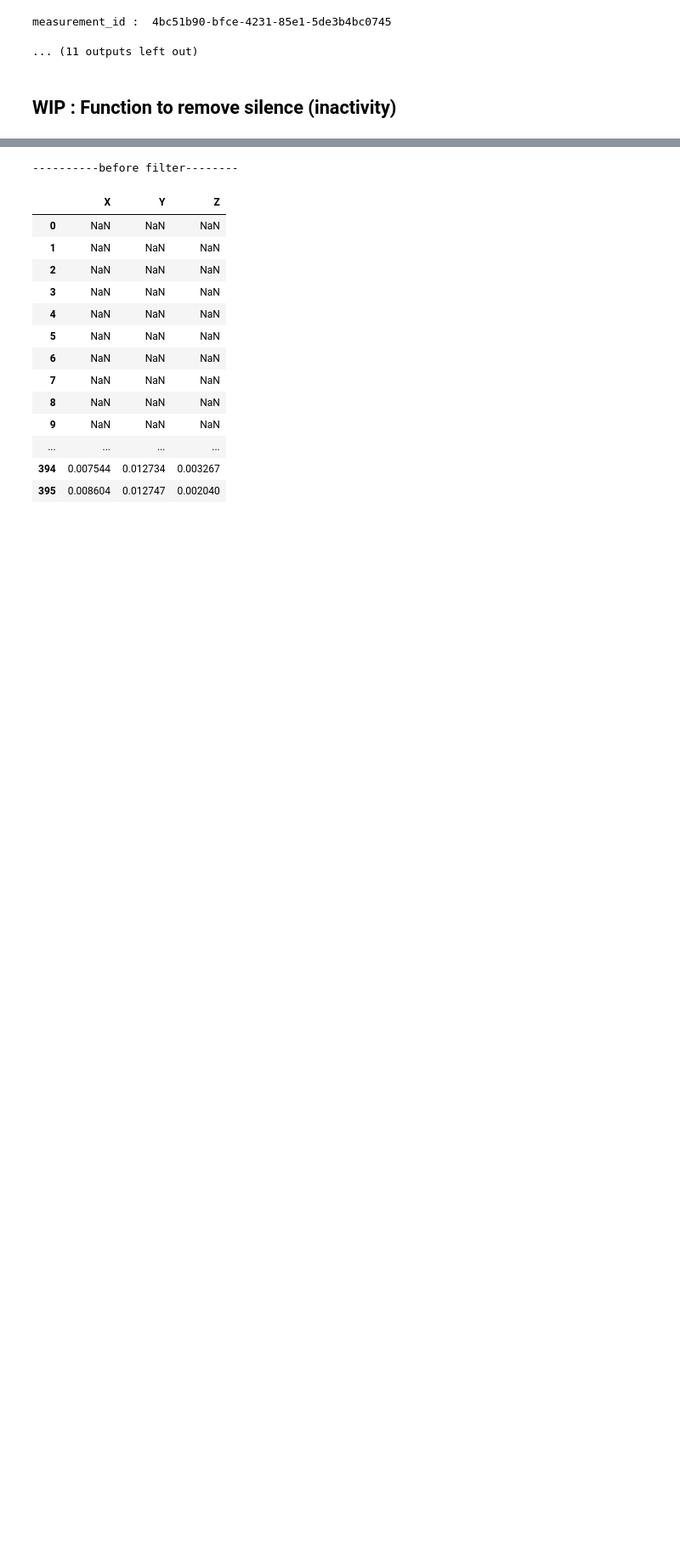
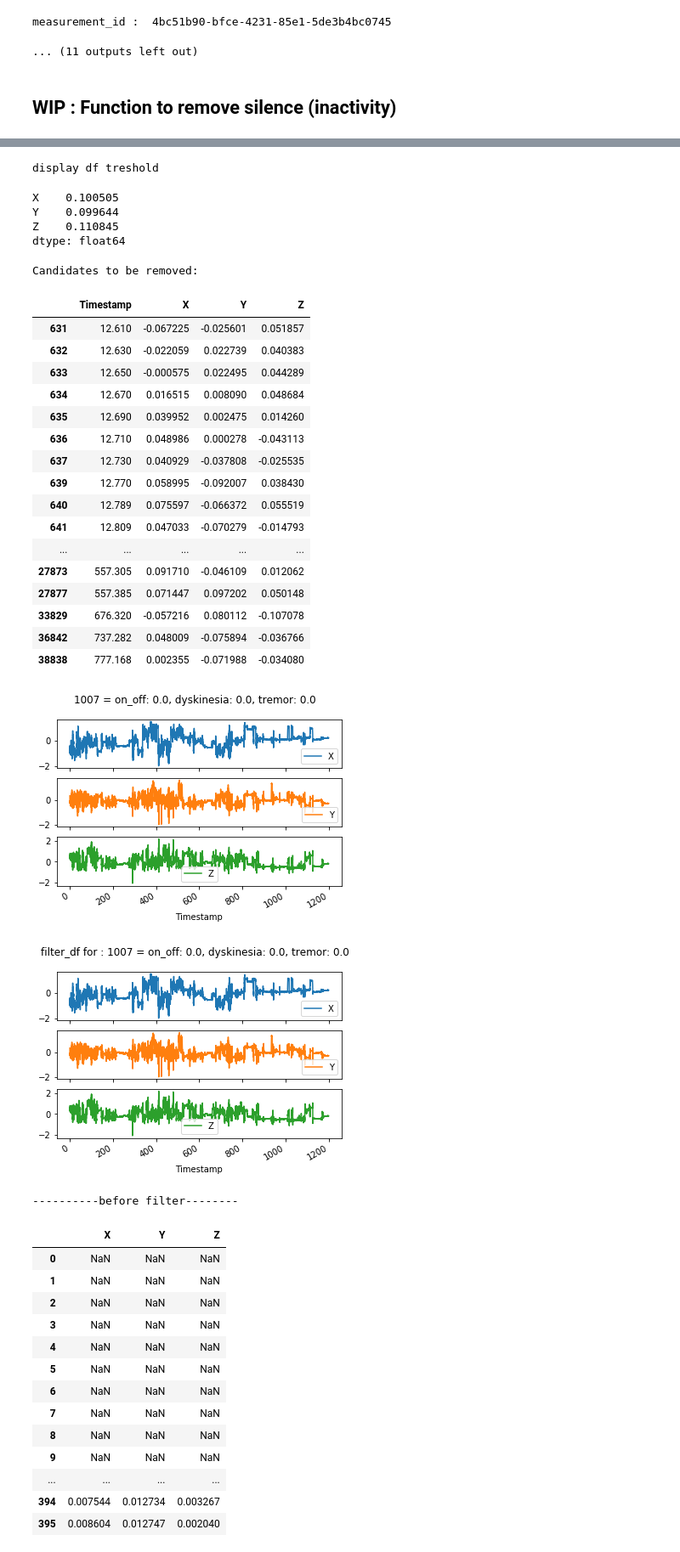
Before and after one commit to Mymoza/BeatPD-CLSP-JHU, a Jupyter notebook: analyze_data.ipynb, the cells around one changed output, grey strips where cells are left out. Shown at 85% size. Cells and saved outputs as stored; diff of their text form; code cells hidden in the pictures; blank space fills up the shorter version.

Commit message:
breakthrough for removing offset and then inactivity

```diff
--- a/analyze_data.ipynb
+++ b/analyze_data.ipynb
@@ -52,6 +54,14 @@ def define_data_type(data_type):
     # Display labels
     df_train_label=pd.read_csv(path_train_labels)
     return path_train_data, df_train_label
+# %%
+def get_plot_title(idx, df_train_label):
+    # Following val_* variables are only used to format a cute title for the charts
+    val_subject_id = df_train_label.loc[[idx]]['subject_id'].values[0]
+    val_on_off = df_train_label.loc[[idx]]['on_off'].values[0]
+    val_dyskinesia = df_train_label.loc[[idx]]['dyskinesia'].values[0]
+    val_tremor = df_train_label.loc[[idx]]['tremor'].values[0]
+    return "{0} = on_off: {1}, dyskinesia: {2}, tremor: {3}".format(val_subject_id, val_on_off, val_dyskinesia, val_tremor)
 # %%
 def plot_accelerometer(data_type, path_accelerometer_plots, path_silence=None):
     # Iterating through all the indexes contained in df_train_label
@@ -322,0 +381,25 @@ def remove_silence(df_train_label, data_real_subtype=''):
+# %%
+data_type='cis'
+
+# TODO: explain
+path_train_data, df_train_label = define_data_type(data_type=data_type)
+
+list_measurement_id=['5cf68c8e-0b7a-4b73-ad4f-015c7a20fb5a']
+
+list_measurement_id=['2e3a4c9c-ff01-4a28-bfcf-ce9b7633a39d']
+#list_measurement_id=['2d852742-10a9-4c56-9f38-779f2cd66879']
+# list_measurement_id=['5cf68c8e-0b7a-4b73-ad4f-015c7a20fb5a',
+#                      'cc7b822c-e310-46f0-a8ea-98c95fdb67a1',
+#                      '5163afe8-a6b0-4ea4-b2ba-9b4501dd5912',
+#                     'db2e053a-0fb8-4206-891a-6f079fb14e3a',
+#                     '2d852742-10a9-4c56-9f38-779f2cd66879',
+#                     '2e3a4c9c-ff01-4a28-bfcf-ce9b7633a39d', # no silence should be removed
+#                     '3cf49c01-0499-4bad-9167-67691711204a']
+
+df_train_label = interesting_patients(df_train_label=df_train_label, list_measurement_id=list_measurement_id)
+
+remove_silence_offset(df_train_label)
+#path_no_silence_data = remove_silence_max(df_train_label)
+
+#plot_accelerometer(data_type=data_type, path_accelerometer_plots=path_save_accelerometer_plots, path_silence=path_no_silence_data)
+# %% [output]
@@ -323,3 +430,28 @@ def remove_silence(df_train_label, data_real_subtype=''):
+display df treshold
+X    0.100505
+Y    0.099644
+Z    0.110845
+dtype: float64
+Candidates to be removed:
+|  | Timestamp | X | Y | Z |
+| 631 | 12.610 | -0.067225 | -0.025601 | 0.051857 |
+| 632 | 12.630 | -0.022059 | 0.022739 | 0.040383 |
+| 633 | 12.650 | -0.000575 | 0.022495 | 0.044289 |
+| 634 | 12.670 | 0.016515 | 0.008090 | 0.048684 |
+| 635 | 12.690 | 0.039952 | 0.002475 | 0.014260 |
+| 636 | 12.710 | 0.048986 | 0.000278 | -0.043113 |
+| 637 | 12.730 | 0.040929 | -0.037808 | -0.025535 |
+| 639 | 12.770 | 0.058995 | -0.092007 | 0.038430 |
+| 640 | 12.789 | 0.075597 | -0.066372 | 0.055519 |
+| 641 | 12.809 | 0.047033 | -0.070279 | -0.014793 |
+| ... | ... | ... | ... | ... |
+| 27873 | 557.305 | 0.091710 | -0.046109 | 0.012062 |
+| 27877 | 557.385 | 0.071447 | 0.097202 | 0.050148 |
+| 33829 | 676.320 | -0.057216 | 0.080112 | -0.107078 |
+| 36842 | 737.282 | 0.048009 | -0.075894 | -0.036766 |
+| 38838 | 777.168 | 0.002355 | -0.071988 | -0.034080 |
+[figure, added]
+[figure, added]
 # %%
 data_type='cis'
 
```
Also changed, not shown: parts of 8 cells of this notebook.
